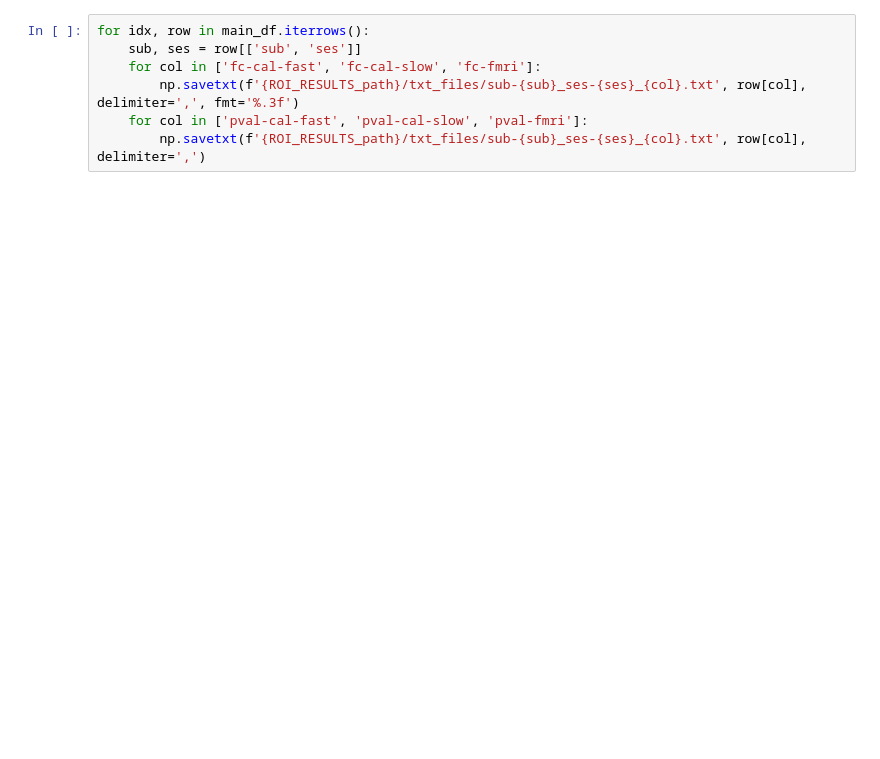
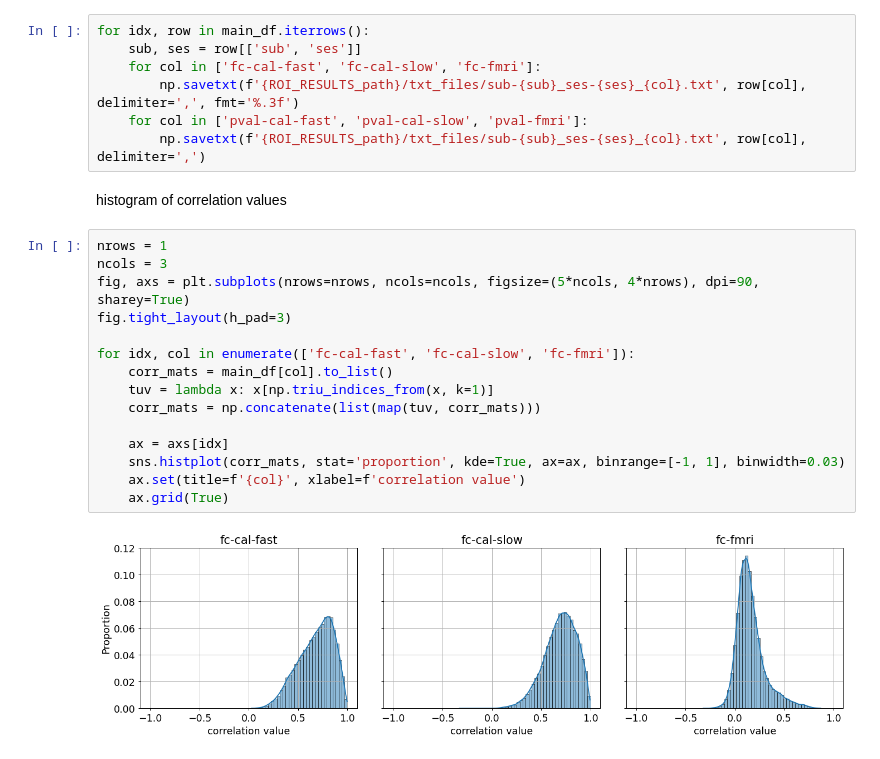
Before and after one commit to govinda-umd/network_estimation, a Jupyter notebook: nb/apr24/00-data-ca-fmri_desc-roi-ts-corr-mats.ipynb, the cells around one changed output. Saved outputs shown, nothing was run; the diff lists cells and outputs as text; blank space fills up the shorter version.

```diff
--- a/nb/apr24/00-data-ca-fmri_desc-roi-ts-corr-mats.ipynb
+++ b/nb/apr24/00-data-ca-fmri_desc-roi-ts-corr-mats.ipynb
@@ -423,3 +423,22 @@ for idx, row in main_df.iterrows():
         np.savetxt(f'{ROI_RESULTS_path}/txt_files/sub-{sub}_ses-{ses}_{col}.txt', row[col], delimiter=',', fmt='%.3f')
     for col in ['pval-cal-fast', 'pval-cal-slow', 'pval-fmri']:
         np.savetxt(f'{ROI_RESULTS_path}/txt_files/sub-{sub}_ses-{ses}_{col}.txt', row[col], delimiter=',')
+# %% [markdown]
+histogram of correlation values
+# %%
+nrows = 1
+ncols = 3
+fig, axs = plt.subplots(nrows=nrows, ncols=ncols, figsize=(5*ncols, 4*nrows), dpi=90, sharey=True)
+fig.tight_layout(h_pad=3)
+
+for idx, col in enumerate(['fc-cal-fast', 'fc-cal-slow', 'fc-fmri']):
+    corr_mats = main_df[col].to_list()
+    tuv = lambda x: x[np.triu_indices_from(x, k=1)]
+    corr_mats = np.concatenate(list(map(tuv, corr_mats)))
+
+    ax = axs[idx]
+    sns.histplot(corr_mats, stat='proportion', kde=True, ax=ax, binrange=[-1, 1], binwidth=0.03)
+    ax.set(title=f'{col}', xlabel=f'correlation value')
+    ax.grid(True)
+# %% [output]
+[figure, added]
```
Also changed, not shown: parts of 5 cells of this notebook, 54 other files.
